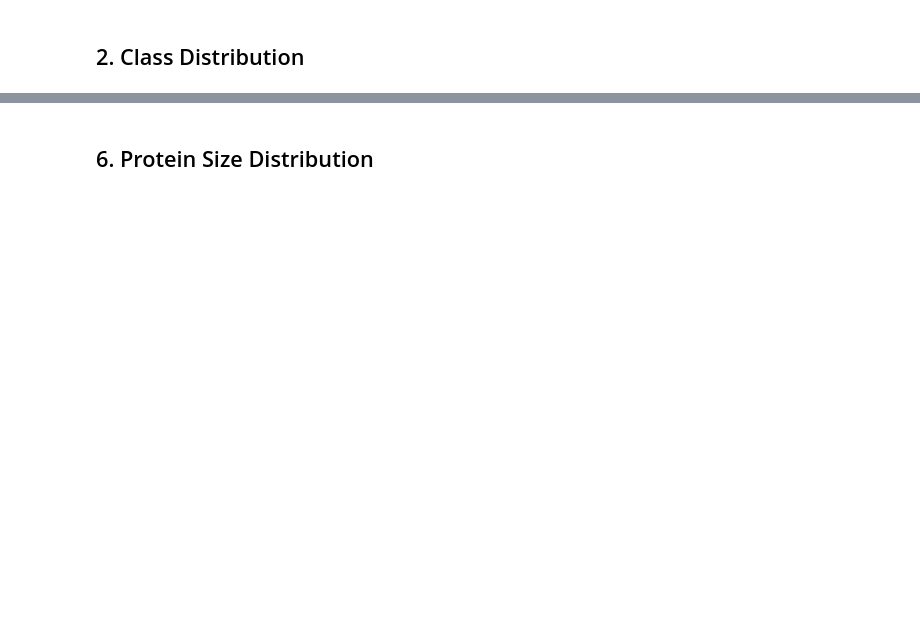
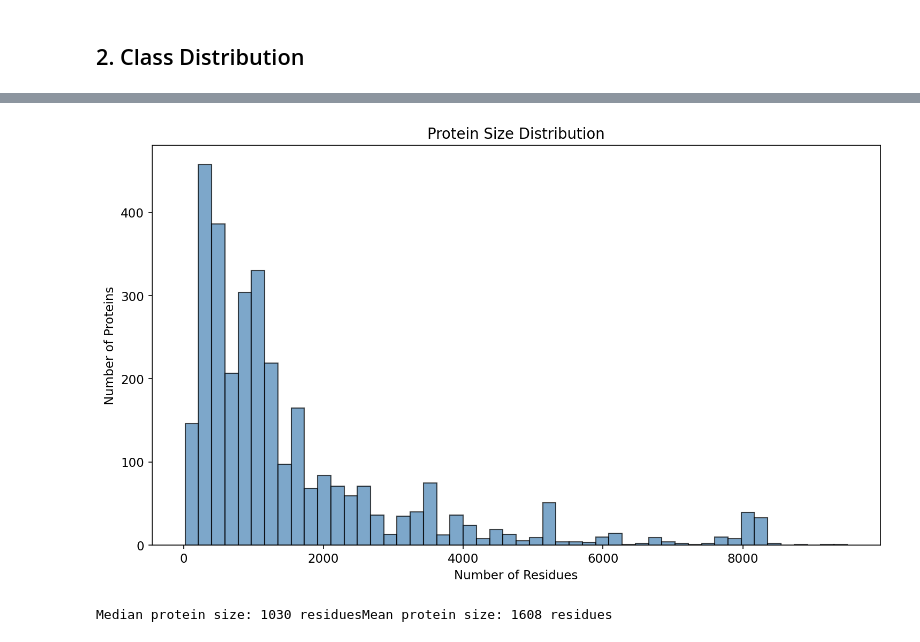
Before and after one commit to omagebright/MPLID, a Jupyter notebook: notebooks/01_dataset_exploration.ipynb, the cells around one changed output, grey strips where cells are left out. Drawn from its saved outputs; the diff is of its cells as text; code cells hidden in the pictures; blank space fills up the shorter version.

```diff
--- a/notebooks/01_dataset_exploration.ipynb
+++ b/notebooks/01_dataset_exploration.ipynb
@@ -76,15 +80,16 @@ plt.show()
 # %%
-# Plot distance distribution for contact residues
-distances = train[train['is_contact'] == 1]['min_distance'].dropna()
+protein_sizes = train.groupby('pdb_id').size()
 
 fig, ax = plt.subplots(figsize=(10, 6))
-ax.hist(distances, bins=50, color='steelblue', edgecolor='black', alpha=0.7)
-ax.axvline(x=4.0, color='red', linestyle='--', linewidth=2, label='4.0 Å cutoff')
-ax.set_xlabel('Minimum Distance to Lipid (Å)')
-ax.set_ylabel('Number of Residues')
-ax.set_title('Distance Distribution for Lipid Contact Residues')
-ax.legend()
+ax.hist(protein_sizes, bins=50, color='steelblue', edgecolor='black', alpha=0.7)
+ax.set_xlabel('Number of Residues')
+ax.set_ylabel('Number of Proteins')
+ax.set_title('Protein Size Distribution')
 plt.tight_layout()
 plt.show()
+
+print(f"Median protein size: {protein_sizes.median():.0f} residues")
+print(f"Mean protein size: {protein_sizes.mean():.0f} residues")
+# %% [output]
+[figure, added]
+Median protein size: 1030 residuesMean protein size: 1608 residues
-# %% [markdown]
-## 6. Protein Size Distribution
```
Also changed, not shown: parts of 12 cells of this notebook, 1 other file.
